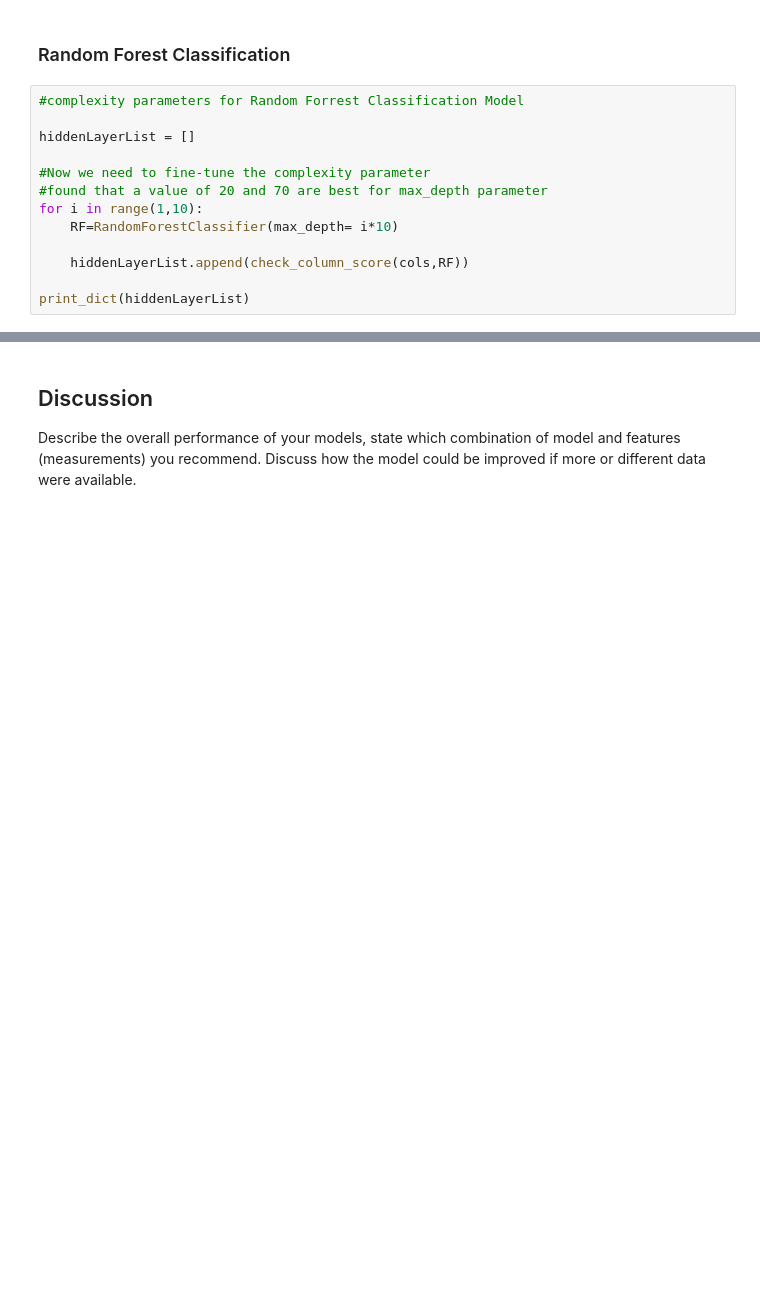
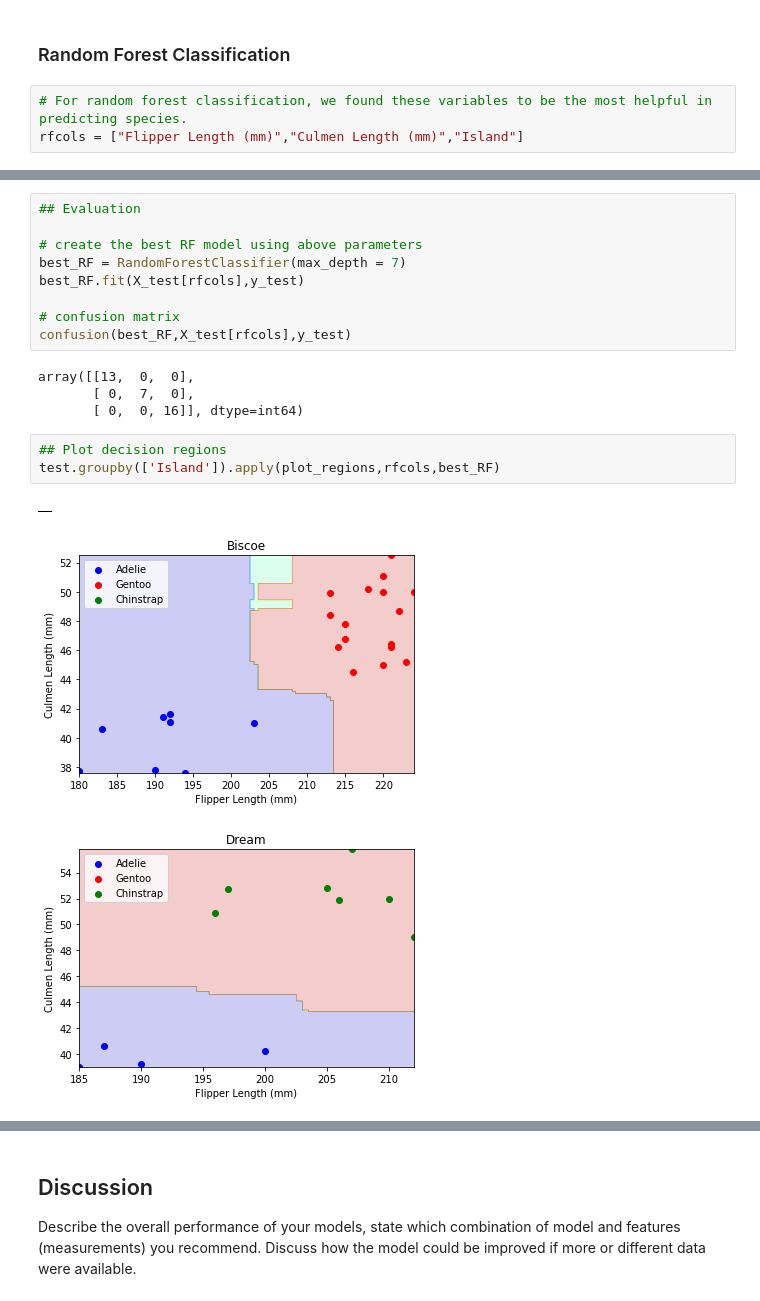
Before and after one commit to notkarenyi/pic16a, a Jupyter notebook: FinalProjectBabey.ipynb, the cells around one changed output, grey strips where cells are left out. Drawn from its saved outputs; the diff is of its cells as text; blank space fills up the shorter version.

```diff
--- a/FinalProjectBabey.ipynb
+++ b/FinalProjectBabey.ipynb
@@ -636,15 +621,5 @@ This model made no mistakes on the testing data.
 # %% [markdown]
 ### Random Forest Classification
 # %%
-#complexity parameters for Random Forrest Classification Model
-
-hiddenLayerList = []
-
-#Now we need to fine-tune the complexity parameter
-#found that a value of 20 and 70 are best for max_depth parameter
-for i in range(1,10):
-    RF=RandomForestClassifier(max_depth= i*10)
-
-    hiddenLayerList.append(check_column_score(cols,RF))
-
-print_dict(hiddenLayerList)
+# For random forest classification, we found these variables to be the most helpful in predicting species.
+rfcols = ["Flipper Length (mm)","Culmen Length (mm)","Island"]
@@ -650,0 +659,20 @@ print_dict(hiddenLayerList)
+# %%
+## Evaluation
+
+# create the best RF model using above parameters
+best_RF = RandomForestClassifier(max_depth = 7)
+best_RF.fit(X_test[rfcols],y_test)
+
+# confusion matrix
+confusion(best_RF,X_test[rfcols],y_test)
+# %% [output]
+array([[13,  0,  0],
+       [ 0,  7,  0],
+       [ 0,  0, 16]], dtype=int64)
+# %%
+## Plot decision regions
+test.groupby(['Island']).apply(plot_regions,rfcols,best_RF)
+# %% [output]
+|  |
+[figure, added]
+[figure, added]
```
Also changed, not shown: parts of 25 cells of this notebook.
